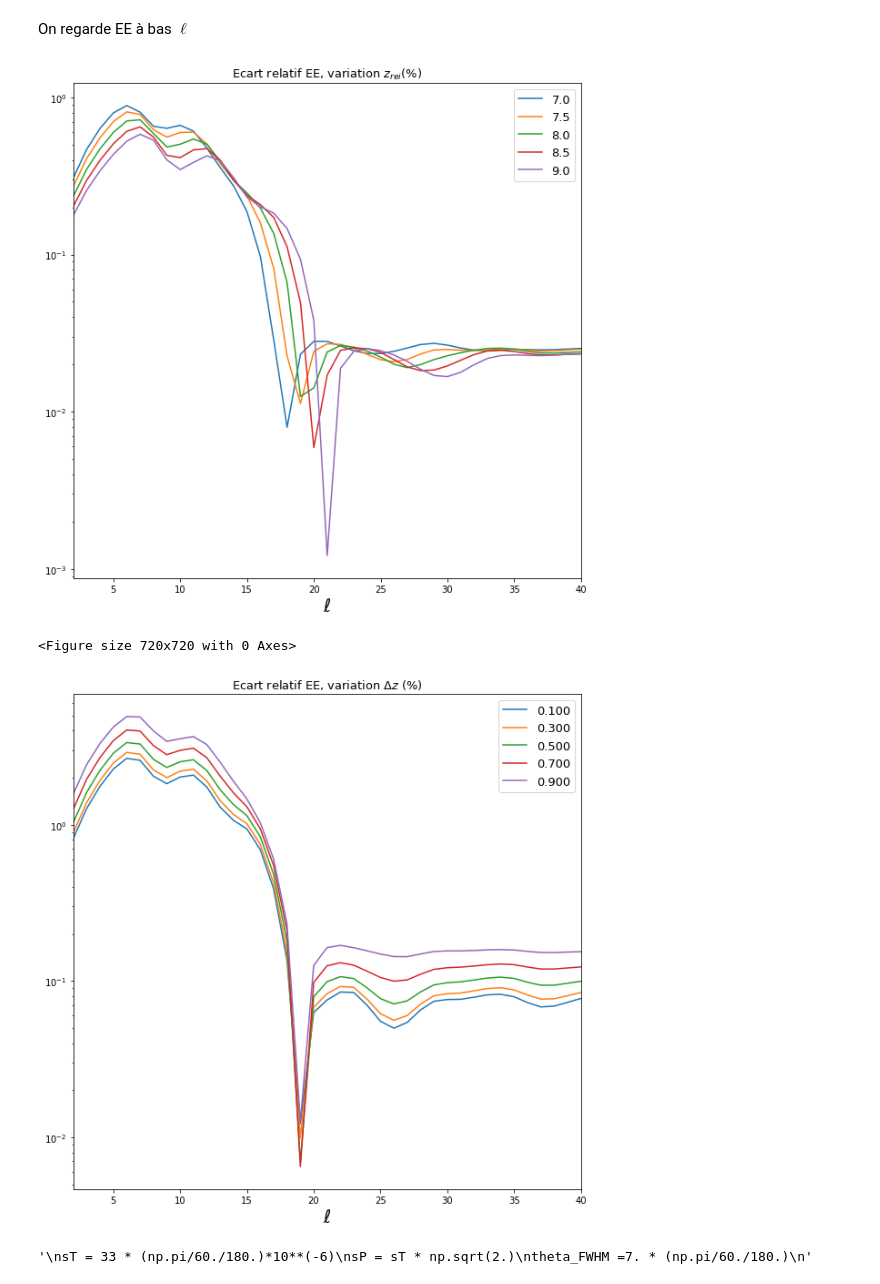
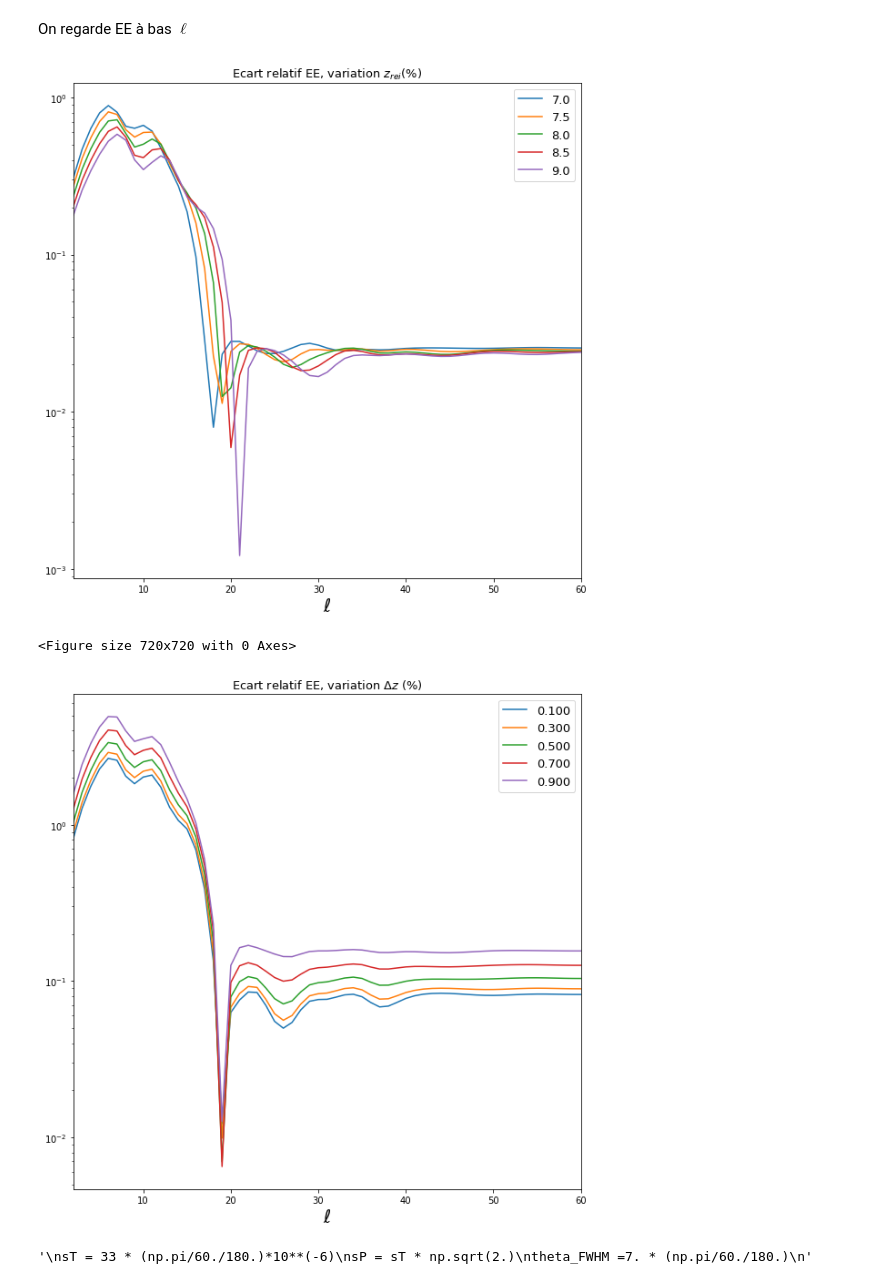
Before and after one commit to EmilePangburn/Tanh_model, a Jupyter notebook: tau_camb.ipynb, the cells around one changed output. Cells and saved outputs as stored; diff of their text form; code cells hidden in the pictures.

```diff
--- a/tau_camb.ipynb
+++ b/tau_camb.ipynb
@@ -106,40 +106,40 @@ for i in range(5):
 
     plt.plot(ls,100*np.abs(totCl[debut:,1]-totCl_old[debut:,1])/totCl_old[debut:,1],label=zre[i])
     plt.title('Ecart relatif EE, variation $z_{rei}$(%) ',fontsize=13)
-    plt.xlim(2,40)
+    plt.xlim(2,60)
     plt.yscale('log')
     #plt.ylim(0,0.1)
     plt.xlabel('$\ell$',fontsize=20)
     plt.legend(fontsize=13)
 plt.show()
 # %% [output]
-[figure, old version]
+[figure, new version]
 # %%
 figure = plt.figure(figsize=(10,10))
 delta_z = np.arange(0.1,1.5,0.2)
 z = np.arange(0, 25, 0.1)
 
 
 figure = plt.figure(figsize=(10,10))
 for i in range(5):
     xe_resultat = cb.xe(z,dz=delta_z[i])
     model = camb.TanhReionization()
     model.set_xe(xe_resultat,z)
     model2 = camb.TanhReionization(use_optical_depth=True,optical_depth=0.054,delta_redshift=delta_z[i])
     totCl = cb.cl_from_CAMB(0,model=model)
     totCl_old = cb.cl_from_CAMB(0,model=model2)
 
     plt.plot(ls,100*np.abs(totCl[debut:,1]-totCl_old[debut:,1])/totCl_old[debut:,1],label="%.3f"%delta_z[i])
     plt.title('Ecart relatif EE, variation $\Delta z$ (%)',fontsize=13)
-    plt.xlim(2,40)
+    plt.xlim(2,60)
     plt.yscale('log')
     plt.xlabel('$\ell$',fontsize=20)
     #plt.ylim(0,0.1)
     plt.legend(fontsize=13)
 plt.show()
 # %% [output]
 <Figure size 720x720 with 0 Axes>
-[figure, old version]
+[figure, new version]
 # %%
 #paramètres Litebird
 sT = 2.8 * (np.pi/60./180.)*10**(-6)
```
